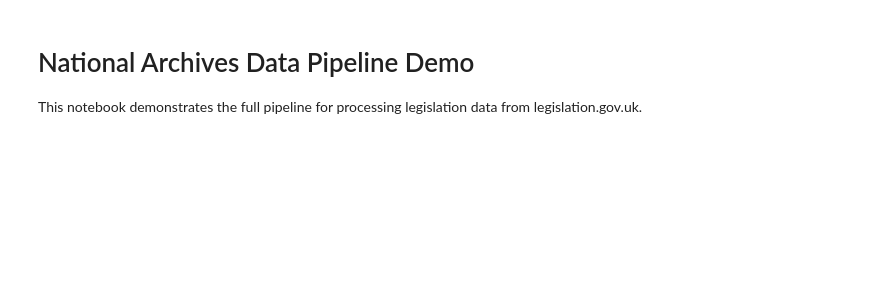
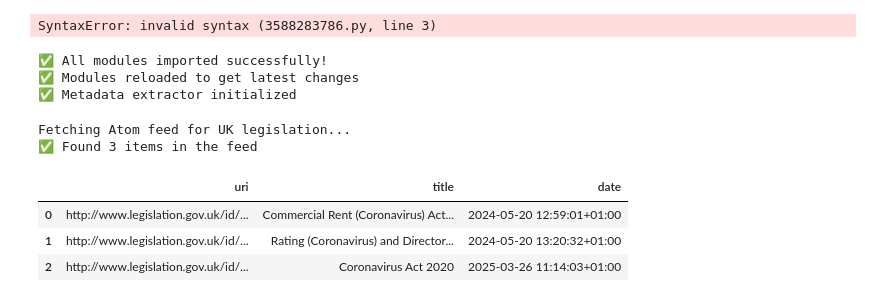
Before and after one commit to SomthingInteresting/national-archives-data-pipeline, a Jupyter notebook: notebooks/analysis.ipynb, the cells around one changed output. Cells and saved outputs as stored; diff of their text form; code cells hidden in the pictures; blank space fills up the shorter version.

```diff
--- a/notebooks/analysis.ipynb
+++ b/notebooks/analysis.ipynb
@@ -1,35 +1,60 @@
-# %% [markdown]
-# National Archives Data Pipeline Demo
-
-This notebook demonstrates the full pipeline for processing legislation data from legislation.gov.uk.
+# %%
+# National Archives Data Pipeline Demo
+
+This notebook demonstrates the full pipeline for processing legislation data from legislation.gov.uk.
+# %% [output]
+SyntaxError: invalid syntax (3588283786.py, line 3)
 # %%
 import sys
 sys.path.append('..')
 
+# Force reload modules to get latest changes
+import importlib
+import src.api_client
+import src.metadata_extractor
+import src.reporting
+importlib.reload(src.api_client)
+importlib.reload(src.metadata_extractor)
+importlib.reload(src.reporting)
+
 from src.api_client import LegislationAPIClient
 from src.atom_parser import parse_atom_feed
 from src.xml_validator import XMLValidator
-from src.metadata_extractor import LegislationMetadataExtractor
+from src.metadata_extractor import MetadataExtractor
 from src.reporting import generate_pdf_report
 
 import pandas as pd
-import matplotlib.pyplot as plt
-import seaborn as sns
 
-# Set plot style
-plt.style.use('seaborn')
-sns.set_palette('husl')
+# Initialize extractor early
+extractor = MetadataExtractor()
+
+print("✅ All modules imported successfully!")
+print("✅ Modules reloaded to get latest changes")
+print("✅ Metadata extractor initialized")
+# %% [output]
+✅ All modules imported successfully!
+✅ Modules reloaded to get latest changes
+✅ Metadata extractor initialized
 # %%
 ## 1. Fetch Atom Feed
 # %%
 # Initialize API client
 client = LegislationAPIClient()
 
-# Fetch Atom feed for recent legislation
-atom_feed = client.get_atom_feed(query='coronavirus')
+# Fetch Atom feed for UK Public General Acts
+print("Fetching Atom feed for UK legislation...")
+atom_feed = client.get_atom_feed(query='coronavirus', legislation_type='ukpga')
 
 # Parse feed into DataFrame
 feed_df = parse_atom_feed(atom_feed)
+print(f"✅ Found {len(feed_df)} items in the feed")
 feed_df.head()
+# %% [output]
+Fetching Atom feed for UK legislation...
+✅ Found 3 items in the feed
+|  | uri | title | date |
+| 0 | http://www.legislation.gov.uk/id/... | Commercial Rent (Coronavirus) Act... | 2024-05-20 12:59:01+01:00 |
+| 1 | http://www.legislation.gov.uk/id/... | Rating (Coronavirus) and Director... | 2024-05-20 13:20:32+01:00 |
+| 2 | http://www.legislation.gov.uk/id/... | Coronavirus Act 2020 | 2025-03-26 11:14:03+01:00 |
 # %%
 ## 2. Download and Validate Sample XML
```
Also changed, not shown: parts of 14 cells of this notebook, 6 other files.
